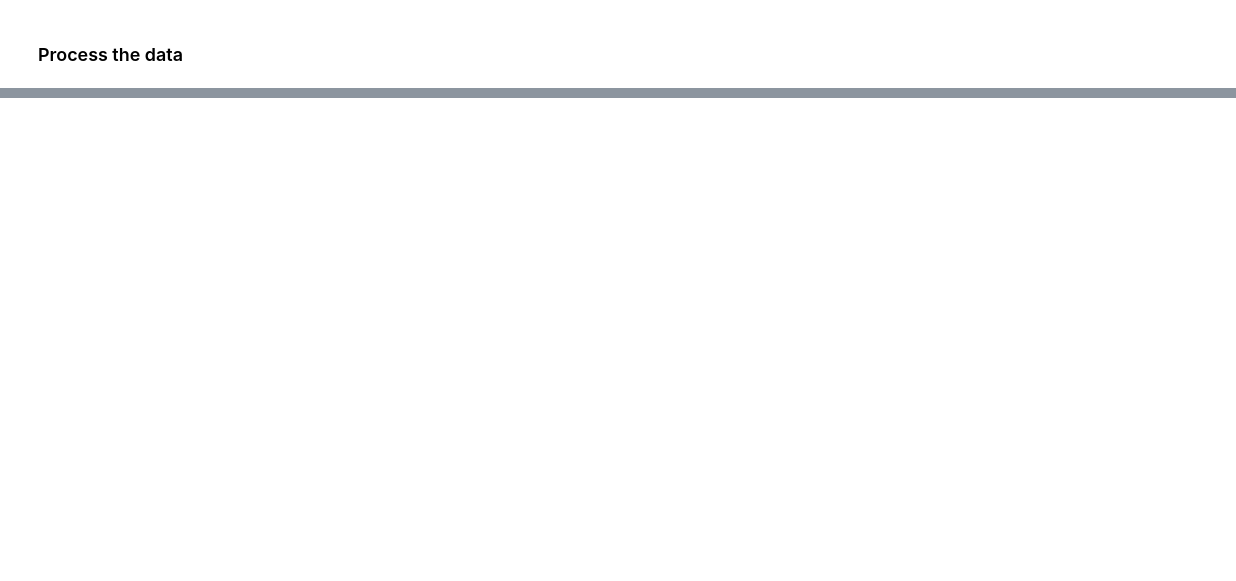
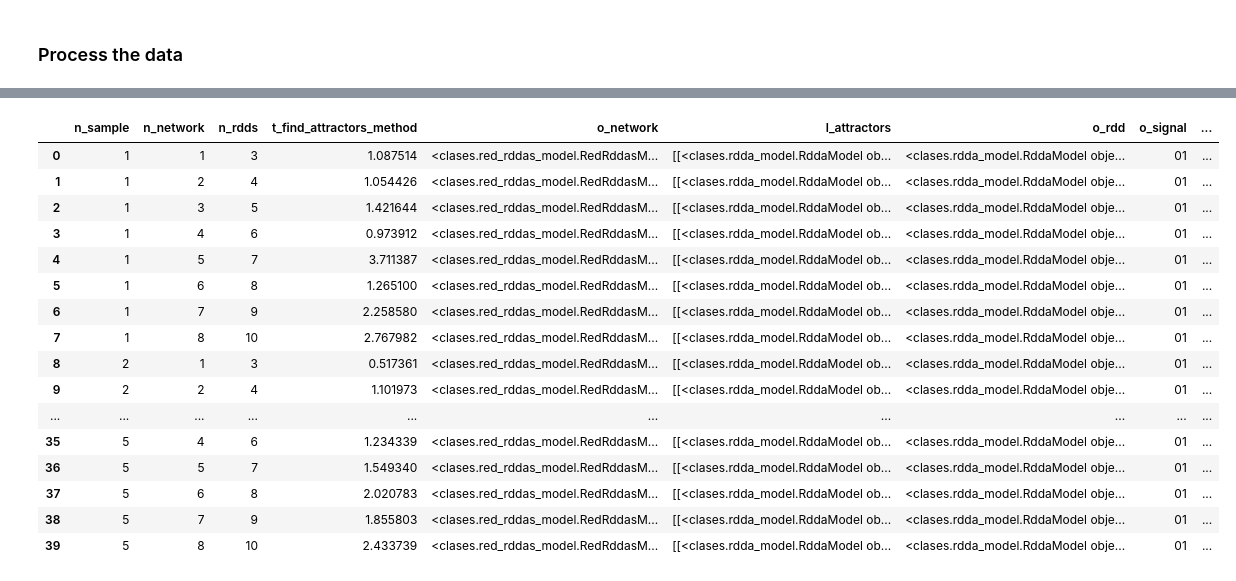
Before and after one commit to crptcusco/SynEstCBN, a Jupyter notebook: experiments/phd_qualification/exp_find_attractors_analysis.ipynb, the cells around one changed output, grey strips where cells are left out. Drawn from its saved outputs; the diff is of its cells as text; code cells hidden in the pictures; blank space fills up the shorter version.

Commit message:
Dataframe with objects

```diff
--- a/experiments/phd_qualification/exp_find_attractors_analysis.ipynb
+++ b/experiments/phd_qualification/exp_find_attractors_analysis.ipynb
@@ -20,6 +30,6 @@ Reading the file:  data/exp_find_attractors_data.pickle
 # %% [markdown]
 ### Process the data
 # %%
-df = pd.DataFrame.from_dict(o_exp.d_data)
+df = pd.DataFrame(o_exp.l_data)
 df
 # %% [output]
@@ -31,0 +53,6 @@ df
+# %%
+def get_attractors(o_network):
+    return o_network.l_rdda_permutation_attractors
+
+df['l_attractors'] = df['o_network'].apply(get_attractors)
+df
@@ -31,0 +77,39 @@ df
+# %%
+def get0(o_element):
+    return o_element[0][0]
+
+def get1(o_element):
+    return o_element[1][1]
+
+def get2(o_element):
+    return o_element[2][2]
+
+def get3(o_element):
+    return o_element[3]
+
+def get4(o_element):
+    return o_element[4]
+
+df['o_rdd'] = df['l_attractors'].apply(get0)
+df['o_signal'] = df['l_attractors'].apply(get1)
+df['o_attractors'] = df['l_attractors'].apply(get2)
+# %%
+df
+# %% [output]
+|  | n_sample | n_network | n_rdds | t_find_attractors_method | o_network | l_attractors | o_rdd | o_signal | ... |
+| 0 | 1 | 1 | 3 | 1.087514 | <clases.red_rddas_model.RedRddasM... | [[<clases.rdda_model.RddaModel ob... | <clases.rdda_model.RddaModel obje... | 01 | ... |
+| 1 | 1 | 2 | 4 | 1.054426 | <clases.red_rddas_model.RedRddasM... | [[<clases.rdda_model.RddaModel ob... | <clases.rdda_model.RddaModel obje... | 01 | ... |
+| 2 | 1 | 3 | 5 | 1.421644 | <clases.red_rddas_model.RedRddasM... | [[<clases.rdda_model.RddaModel ob... | <clases.rdda_model.RddaModel obje... | 01 | ... |
+| 3 | 1 | 4 | 6 | 0.973912 | <clases.red_rddas_model.RedRddasM... | [[<clases.rdda_model.RddaModel ob... | <clases.rdda_model.RddaModel obje... | 01 | ... |
+| 4 | 1 | 5 | 7 | 3.711387 | <clases.red_rddas_model.RedRddasM... | [[<clases.rdda_model.RddaModel ob... | <clases.rdda_model.RddaModel obje... | 01 | ... |
+| 5 | 1 | 6 | 8 | 1.265100 | <clases.red_rddas_model.RedRddasM... | [[<clases.rdda_model.RddaModel ob... | <clases.rdda_model.RddaModel obje... | 01 | ... |
+| 6 | 1 | 7 | 9 | 2.258580 | <clases.red_rddas_model.RedRddasM... | [[<clases.rdda_model.RddaModel ob... | <clases.rdda_model.RddaModel obje... | 01 | ... |
+| 7 | 1 | 8 | 10 | 2.767982 | <clases.red_rddas_model.RedRddasM... | [[<clases.rdda_model.RddaModel ob... | <clases.rdda_model.RddaModel obje... | 01 | ... |
+| 8 | 2 | 1 | 3 | 0.517361 | <clases.red_rddas_model.RedRddasM... | [[<clases.rdda_model.RddaModel ob... | <clases.rdda_model.RddaModel obje... | 01 | ... |
+| 9 | 2 | 2 | 4 | 1.101973 | <clases.red_rddas_model.RedRddasM... | [[<clases.rdda_model.RddaModel ob... | <clases.rdda_model.RddaModel obje... | 01 | ... |
+| ... | ... | ... | ... | ... | ... | ... | ... | ... | ... |
+| 35 | 5 | 4 | 6 | 1.234339 | <clases.red_rddas_model.RedRddasM... | [[<clases.rdda_model.RddaModel ob... | <clases.rdda_model.RddaModel obje... | 01 | ... |
+| 36 | 5 | 5 | 7 | 1.549340 | <clases.red_rddas_model.RedRddasM... | [[<clases.rdda_model.RddaModel ob... | <clases.rdda_model.RddaModel obje... | 01 | ... |
+| 37 | 5 | 6 | 8 | 2.020783 | <clases.red_rddas_model.RedRddasM... | [[<clases.rdda_model.RddaModel ob... | <clases.rdda_model.RddaModel obje... | 01 | ... |
+| 38 | 5 | 7 | 9 | 1.855803 | <clases.red_rddas_model.RedRddasM... | [[<clases.rdda_model.RddaModel ob... | <clases.rdda_model.RddaModel obje... | 01 | ... |
+| 39 | 5 | 8 | 10 | 2.433739 | <clases.red_rddas_model.RedRddasM... | [[<clases.rdda_model.RddaModel ob... | <clases.rdda_model.RddaModel obje... | 01 | ... |
```
Also changed, not shown: parts of 6 cells of this notebook, 4 other files.
